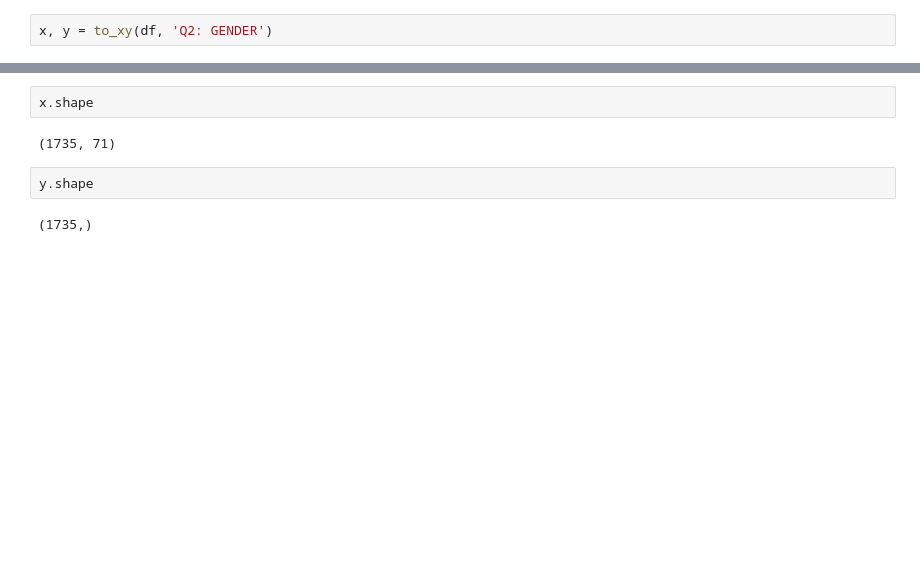
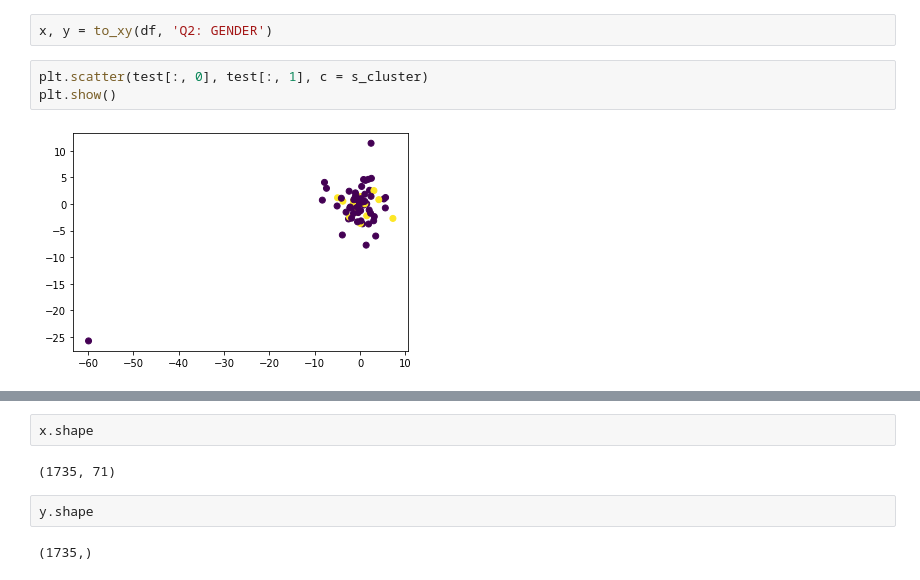
Before and after one commit to LightningDrop/datacleaning, a Jupyter notebook: Project1.ipynb, the cells around one changed output, grey strips where cells are left out. Drawn from its saved outputs; the diff is of its cells as text; blank space fills up the shorter version.

Commit message:
Added SVD graphs and other graphs at the bottom of notebook

```diff
--- a/Project1.ipynb
+++ b/Project1.ipynb
@@ -276,2 +292,7 @@ df.head()
 # %%
 x, y = to_xy(df, 'Q2: GENDER')
+# %%
+plt.scatter(test[:, 0], test[:, 1], c = s_cluster)
+plt.show()
+# %% [output]
+[figure, added]
```
Also changed, not shown: parts of 7 cells of this notebook.
